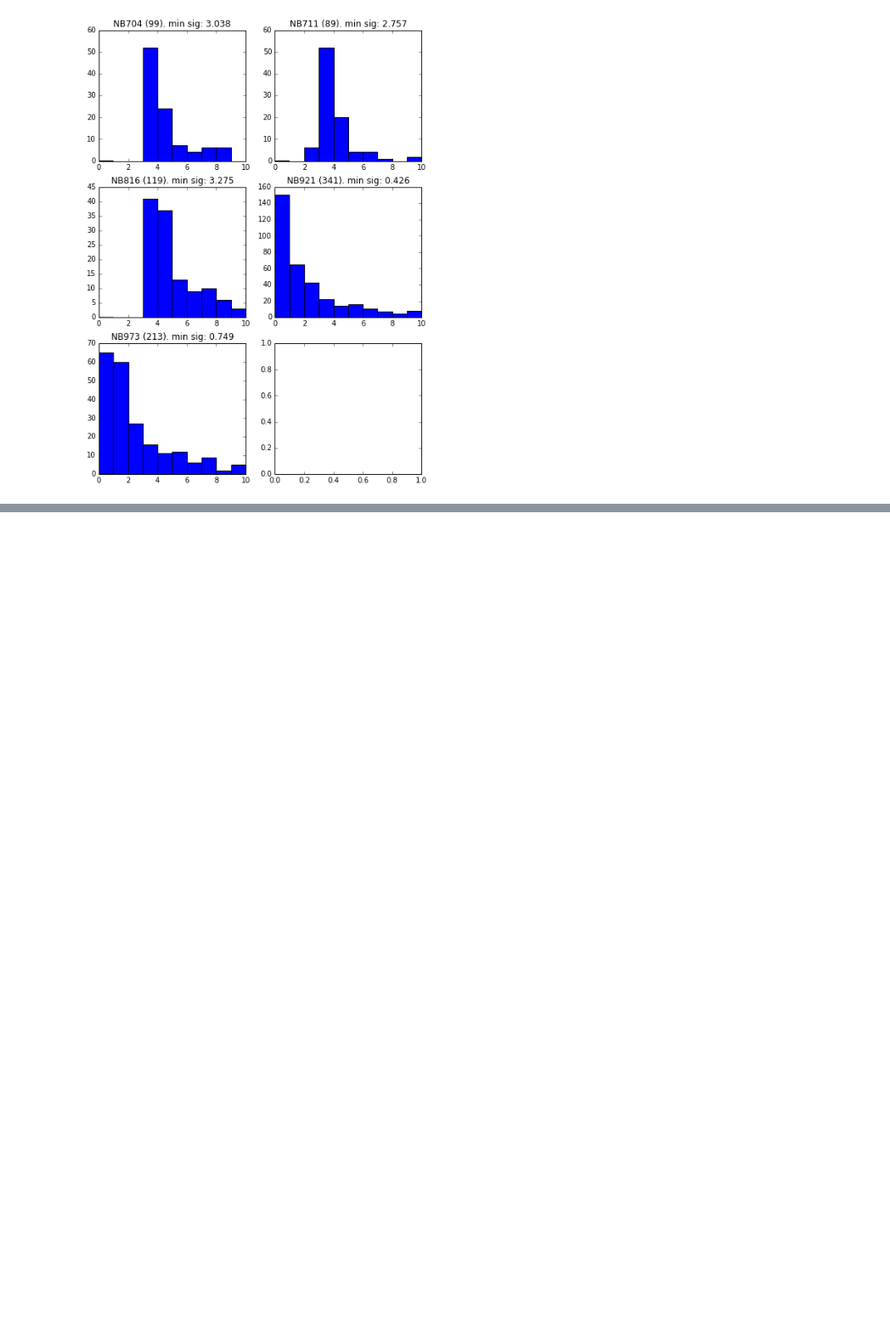
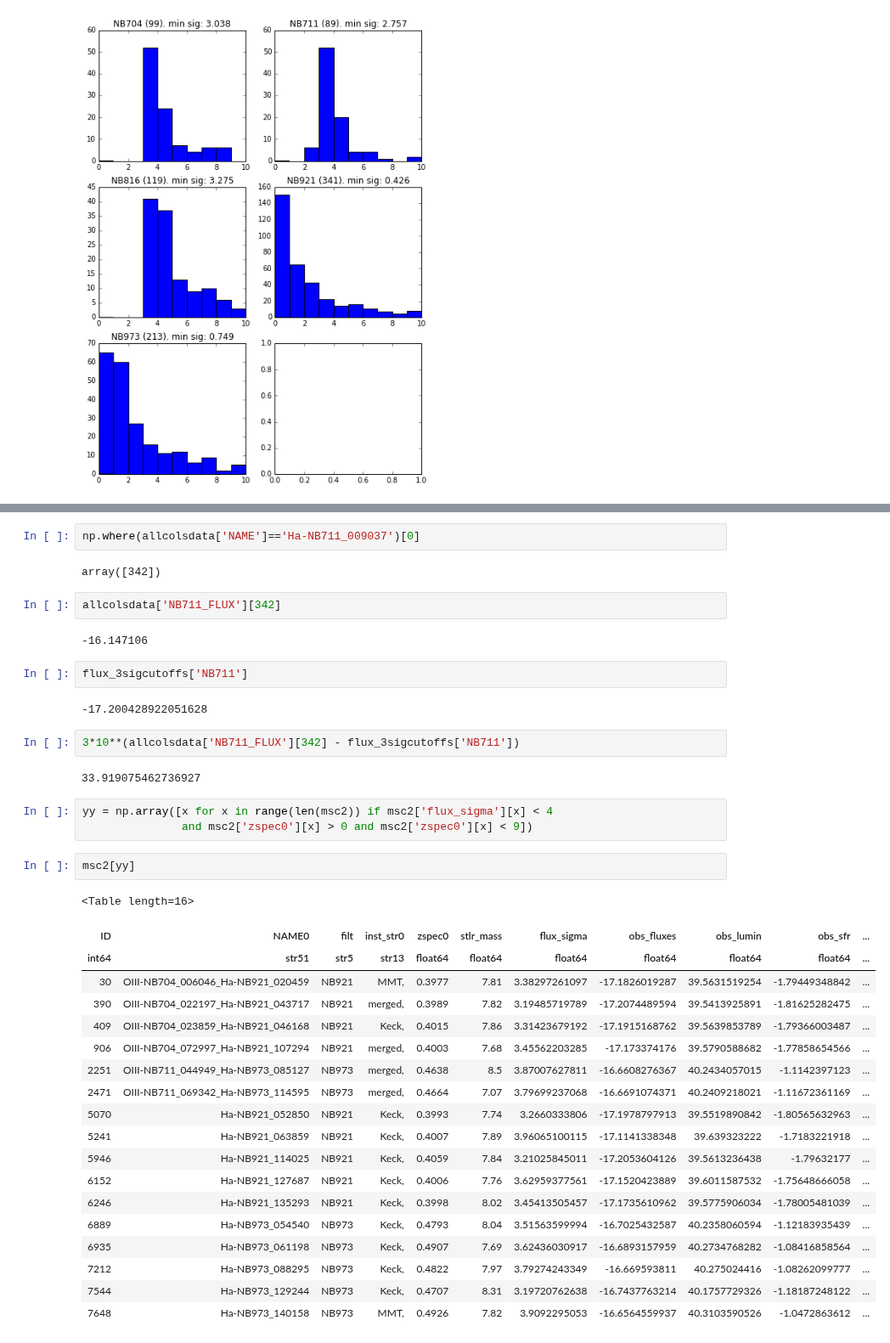
Before and after one commit to kaitshin/LowM_MainSequence, a Jupyter notebook: flux_cutoffs.ipynb, the cells around one changed output, grey strips where cells are left out. Shown at 85% size. Drawn from its saved outputs; the diff is of its cells as text; blank space fills up the shorter version.

```diff
--- a/flux_cutoffs.ipynb
+++ b/flux_cutoffs.ipynb
@@ -107,0 +160,41 @@ for ax, ff in zip(np.ndarray.flatten(axarr), ['NB704', 'NB711', 'NB816', 'NB921'
+# %%
+np.where(allcolsdata['NAME']=='Ha-NB711_009037')[0]
+# %% [output]
+array([342])
+# %%
+allcolsdata['NB711_FLUX'][342]
+# %% [output]
+-16.147106
+# %%
+flux_3sigcutoffs['NB711']
+# %% [output]
+-17.200428922051628
+# %%
+3*10**(allcolsdata['NB711_FLUX'][342] - flux_3sigcutoffs['NB711'])
+# %% [output]
+33.919075462736927
+# %%
+yy = np.array([x for x in range(len(msc2)) if msc2['flux_sigma'][x] < 4
+               and msc2['zspec0'][x] > 0 and msc2['zspec0'][x] < 9])
+# %%
+msc2[yy]
+# %% [output]
+<Table length=16>
+| ID | NAME0 | filt | inst_str0 | zspec0 | stlr_mass | flux_sigma | obs_fluxes | obs_lumin | obs_sfr | ... |
+| int64 | str51 | str5 | str13 | float64 | float64 | float64 | float64 | float64 | float64 | ... |
+| 30 | OIII-NB704_006046_Ha-NB921_020459 | NB921 | MMT, | 0.3977 | 7.81 | 3.38297261097 | -17.1826019287 | 39.5631519254 | -1.79449348842 | ... |
+| 390 | OIII-NB704_022197_Ha-NB921_043717 | NB921 | merged, | 0.3989 | 7.82 | 3.19485719789 | -17.2074489594 | 39.5413925891 | -1.81625282475 | ... |
+| 409 | OIII-NB704_023859_Ha-NB921_046168 | NB921 | Keck, | 0.4015 | 7.86 | 3.31423679192 | -17.1915168762 | 39.5639853789 | -1.79366003487 | ... |
+| 906 | OIII-NB704_072997_Ha-NB921_107294 | NB921 | merged, | 0.4003 | 7.68 | 3.45562203285 | -17.173374176 | 39.5790588682 | -1.77858654566 | ... |
+| 2251 | OIII-NB711_044949_Ha-NB973_085127 | NB973 | merged, | 0.4638 | 8.5 | 3.87007627811 | -16.6608276367 | 40.2434057015 | -1.1142397123 | ... |
+| 2471 | OIII-NB711_069342_Ha-NB973_114595 | NB973 | merged, | 0.4664 | 7.07 | 3.79699237068 | -16.6691074371 | 40.2409218021 | -1.11672361169 | ... |
+| 5070 | Ha-NB921_052850 | NB921 | Keck, | 0.3993 | 7.74 | 3.2660333806 | -17.1978797913 | 39.5519890842 | -1.80565632963 | ... |
+| 5241 | Ha-NB921_063859 | NB921 | Keck, | 0.4007 | 7.89 | 3.96065100115 | -17.1141338348 | 39.639323222 | -1.7183221918 | ... |
+| 5946 | Ha-NB921_114025 | NB921 | Keck, | 0.4059 | 7.84 | 3.21025845011 | -17.2053604126 | 39.5613236438 | -1.79632177 | ... |
+| 6152 | Ha-NB921_127687 | NB921 | Keck, | 0.4006 | 7.76 | 3.62959377561 | -17.1520423889 | 39.6011587532 | -1.75648666058 | ... |
+| 6246 | Ha-NB921_135293 | NB921 | Keck, | 0.3998 | 8.02 | 3.45413505457 | -17.1735610962 | 39.5775906034 | -1.78005481039 | ... |
+| 6889 | Ha-NB973_054540 | NB973 | Keck, | 0.4793 | 8.04 | 3.51563599994 | -16.7025432587 | 40.2358060594 | -1.12183935439 | ... |
+| 6935 | Ha-NB973_061198 | NB973 | Keck, | 0.4907 | 7.69 | 3.62436030917 | -16.6893157959 | 40.2734768282 | -1.08416858564 | ... |
+| 7212 | Ha-NB973_088295 | NB973 | Keck, | 0.4822 | 7.97 | 3.79274243349 | -16.669593811 | 40.275024416 | -1.08262099777 | ... |
+| 7544 | Ha-NB973_129244 | NB973 | Keck, | 0.4707 | 8.31 | 3.19720762638 | -16.7437763214 | 40.1757729326 | -1.18187248122 | ... |
+| 7648 | Ha-NB973_140158 | NB973 | MMT, | 0.4926 | 7.82 | 3.9092295053 | -16.6564559937 | 40.3103590526 | -1.0472863612 | ... |
```
Also changed, not shown: parts of 11 cells of this notebook.
